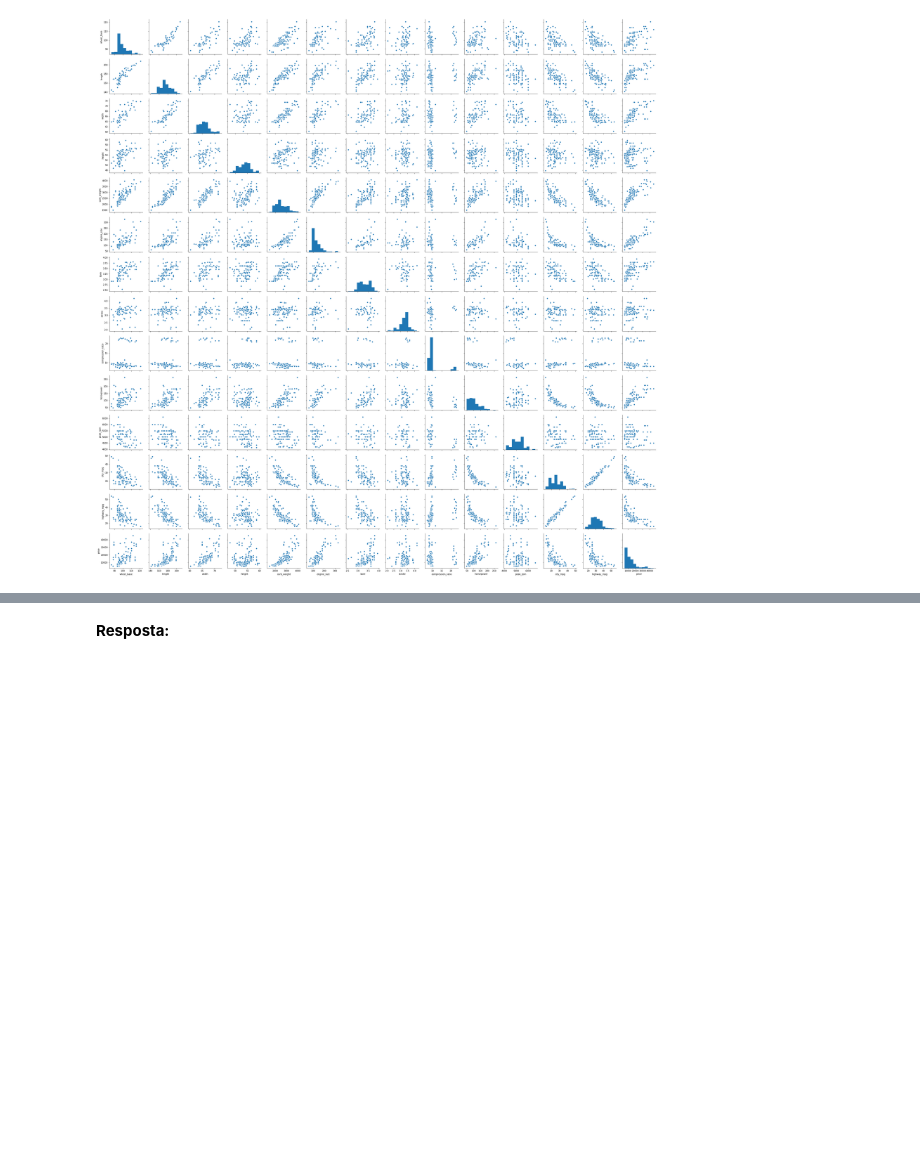
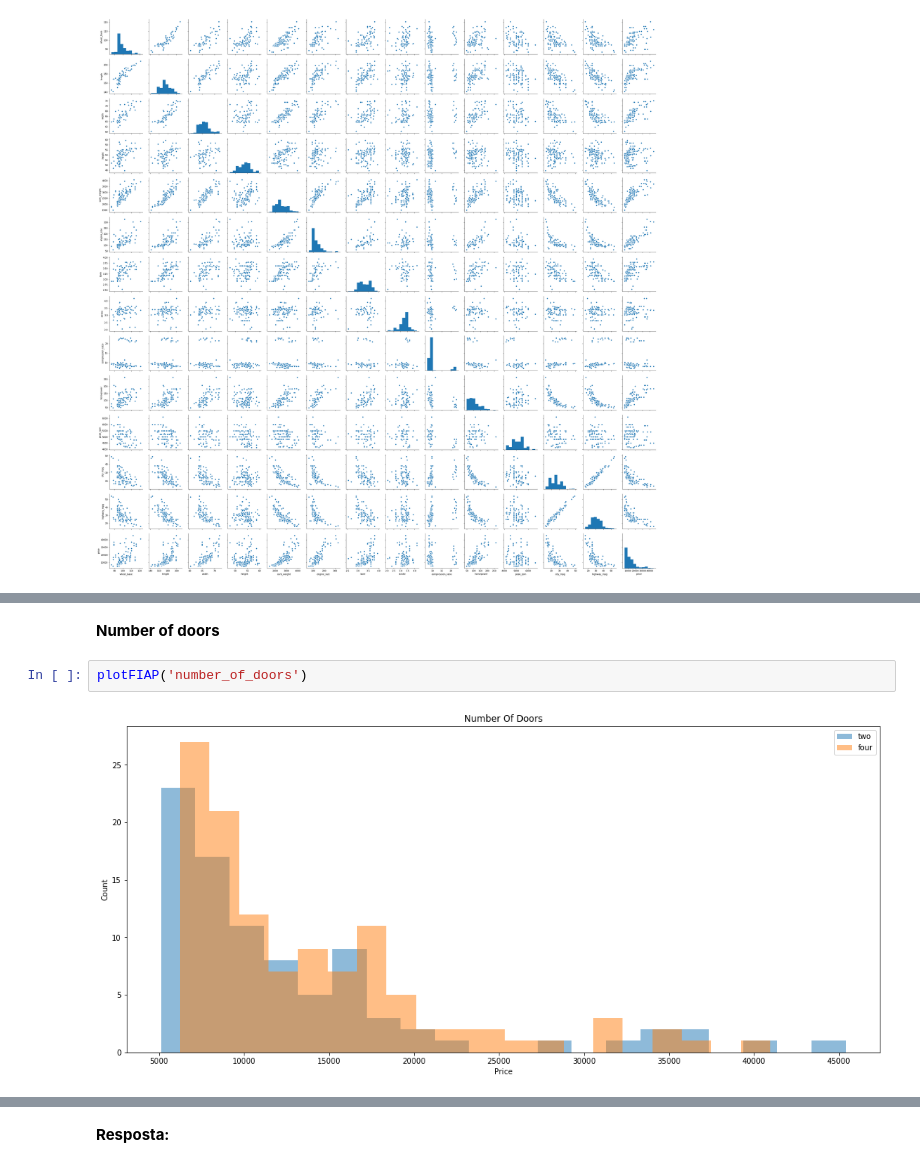
Before and after one commit to marco-bom-amigo/Trabalho-Final, a Jupyter notebook: automobile-price-prediction.ipynb, the cells around one changed output, grey strips where cells are left out. Saved outputs shown, nothing was run; the diff lists cells and outputs as text; blank space fills up the shorter version.

```diff
--- a/automobile-price-prediction.ipynb
+++ b/automobile-price-prediction.ipynb
@@ -235,0 +180,6 @@ plt.show()
+# %% [markdown]
+**Number of doors**
+# %%
+plotFIAP('number_of_doors')
+# %% [output]
+[figure, added]
```
Also changed, not shown: parts of 31 cells of this notebook.
